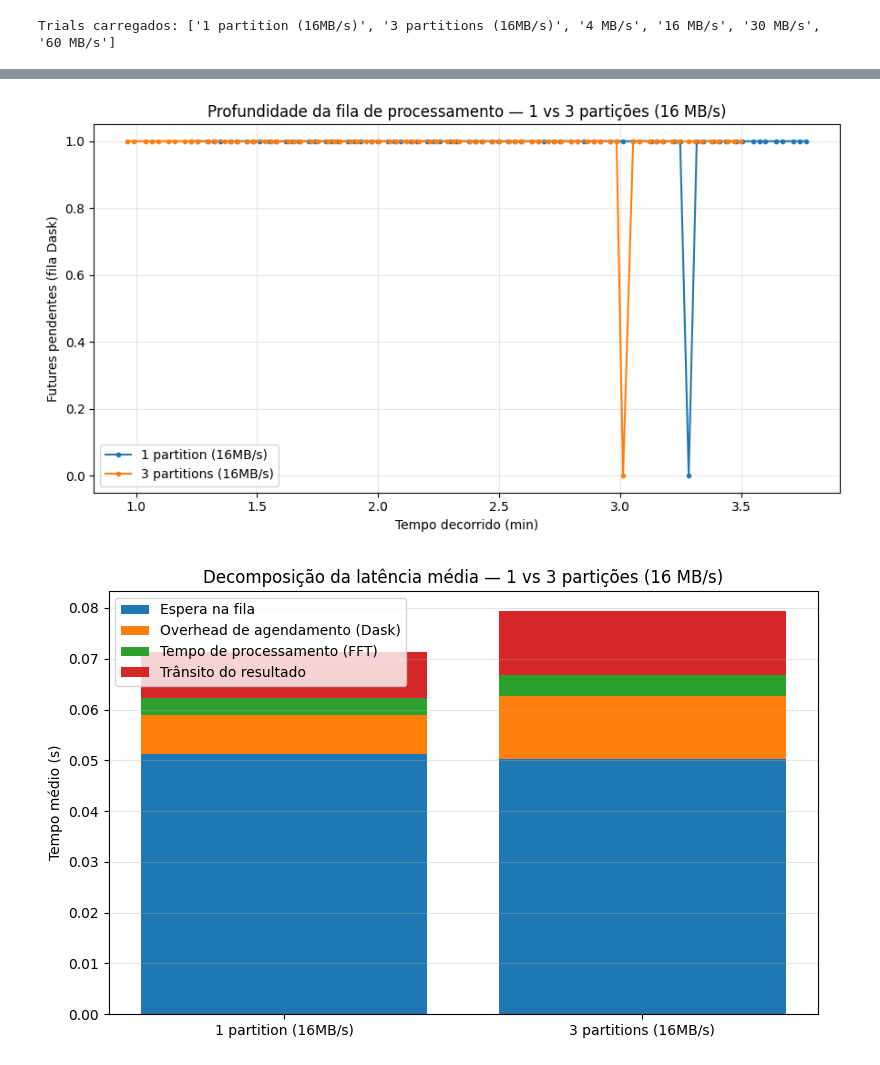
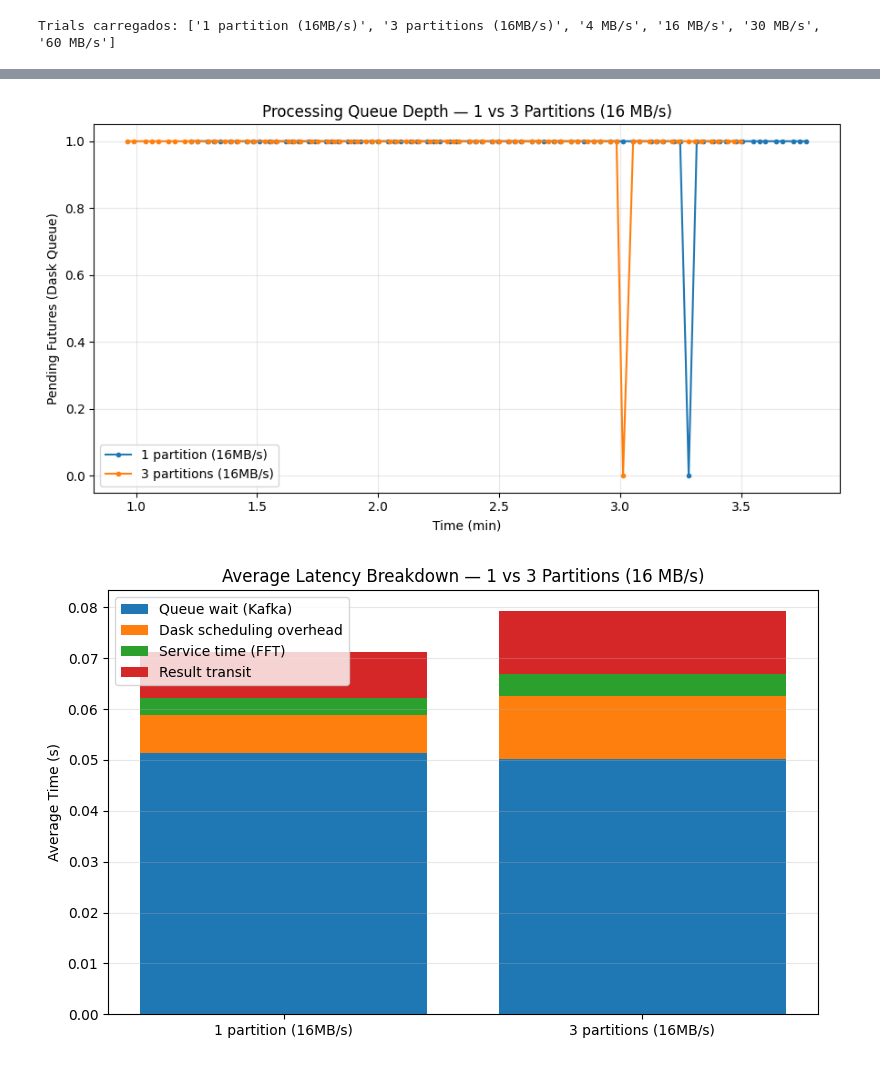
Before and after one commit to vinimicius/MAPD-B_Gr07, a Jupyter notebook: comparisons.ipynb, the cells around one changed output, grey strips where cells are left out. Drawn from its saved outputs; the diff is of its cells as text; code cells hidden in the pictures.

```diff
--- a/comparisons.ipynb
+++ b/comparisons.ipynb
@@ -70,42 +67,42 @@ for label in partition_labels:
     df = snapshots_to_df(processing_data[label])
     ax.plot(df["elapsed_min"], df["pending_futures"], marker='o', markersize=3, label=label)
 
-ax.set_xlabel("Tempo decorrido (min)")
-ax.set_ylabel("Futures pendentes (fila Dask)")
-ax.set_title("Profundidade da fila de processamento — 1 vs 3 partições (16 MB/s)")
+ax.set_xlabel("Time (min)")
+ax.set_ylabel("Pending Futures (Dask Queue)")
+ax.set_title("Processing Queue Depth — 1 vs 3 Partitions (16 MB/s)")
 ax.legend()
 ax.grid(alpha=0.3)
 plt.tight_layout()
 plt.savefig("queue_partitioning_comparison.png", dpi=150)
 plt.show()
 # %% [output]
-[figure, old version]
+[figure, new version]
 # %%
 latency_components = ["queue_wait", "dask_scheduling_overhead", "service_time", "result_transit"]
 component_labels_pt = {
-    "queue_wait": "Espera na fila",
-    "dask_scheduling_overhead": "Overhead de agendamento (Dask)",
-    "service_time": "Tempo de processamento (FFT)",
-    "result_transit": "Trânsito do resultado",
+    "queue_wait": "Queue wait (Kafka)",
+    "dask_scheduling_overhead": "Dask scheduling overhead",
+    "service_time": "Service time (FFT)",
+    "result_transit": "Result transit",
 }
 
 fig, ax = plt.subplots(figsize=(8, 5))
 bottoms = np.zeros(len(partition_labels))
 x_pos = np.arange(len(partition_labels))
 
 for comp in latency_components:
     values = [processing_data[label][comp]["mean_s"] for label in partition_labels]
     ax.bar(x_pos, values, bottom=bottoms, label=component_labels_pt[comp])
     bottoms += np.array(values)
 
 ax.set_xticks(x_pos)
 ax.set_xticklabels(partition_labels)
-ax.set_ylabel("Tempo médio (s)")
-ax.set_title("Decomposição da latência média — 1 vs 3 partições (16 MB/s)")
+ax.set_ylabel("Average Time (s)")
+ax.set_title("Average Latency Breakdown — 1 vs 3 Partitions (16 MB/s)")
 ax.legend()
 ax.grid(alpha=0.3, axis='y')
 plt.tight_layout()
 plt.savefig("latency_breakdown_partitioning.png", dpi=150)
 plt.show()
 # %% [output]
-[figure, old version]
+[figure, new version]
```
Also changed, not shown: parts of 8 cells of this notebook, 2 other files.
